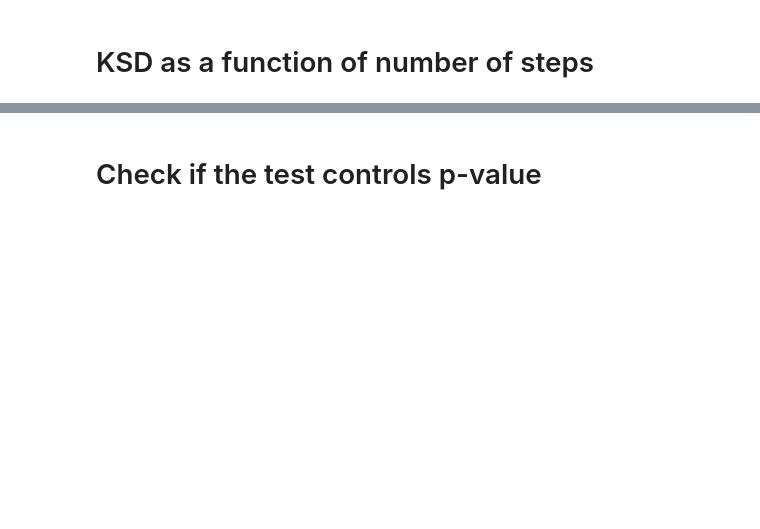
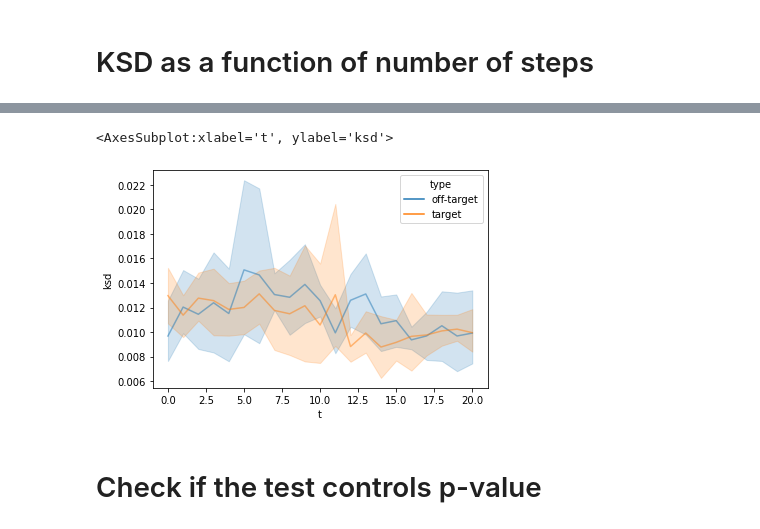
Before and after one commit to XingLLiu/u-stat-high-dim, a Jupyter notebook: mh.ipynb, the cells around one changed output, grey strips where cells are left out. Cells and saved outputs as stored; diff of their text form; code cells hidden in the pictures; blank space fills up the shorter version.

```diff
--- a/mh.ipynb
+++ b/mh.ipynb
@@ -162,3 +175,8 @@ sns.lineplot(data=ksd_df.loc[ksd_df.t <= 1200, ], x="t", y="ksd", hue="type", al
+# %%
+sns.lineplot(data=ksd_df.loc[ksd_df.t <= 20, ], x="t", y="ksd", hue="type", alpha=0.5)
+# %% [output]
+<AxesSubplot:xlabel='t', ylabel='ksd'>
+[figure, added]
 # %% [markdown]
 # Check if the test controls p-value
 # %%
```
Also changed, not shown: parts of 11 cells of this notebook, 5 other files.
